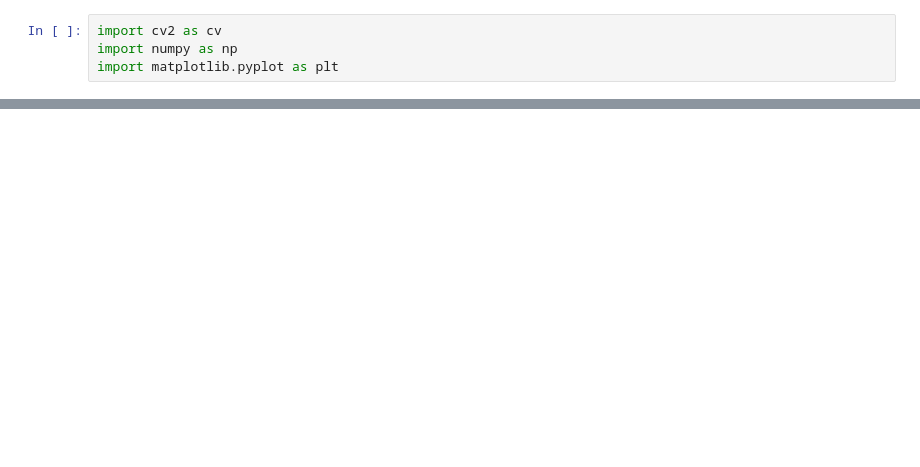
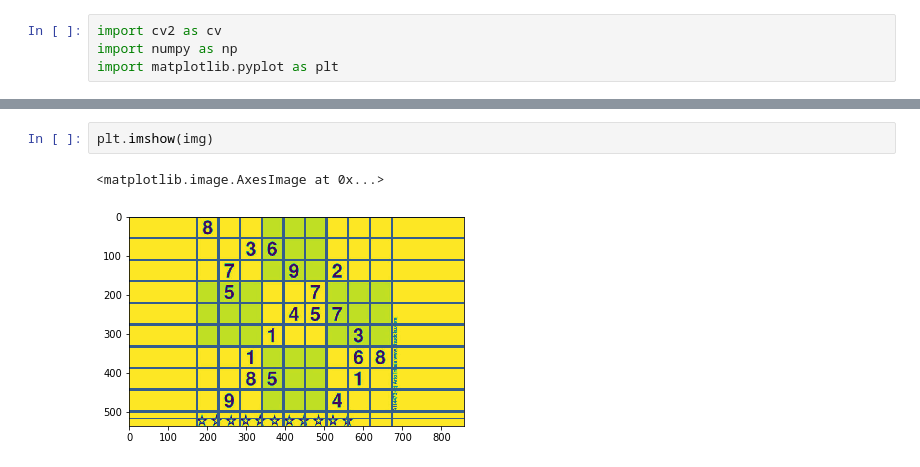
Before and after one commit to shreekanthsenthil/Sudoku-Solver-using-OpenCV, a Jupyter notebook: check.ipynb, the cells around one changed output, grey strips where cells are left out. Cells and saved outputs as stored; diff of their text form; blank space fills up the shorter version.

```diff
--- a/check.ipynb
+++ b/check.ipynb
@@ -62,0 +81,5 @@ plt.imshow(img1)
+# %%
+plt.imshow(img)
+# %% [output]
+<matplotlib.image.AxesImage at 0x...>
+[figure, added]
```
Also changed, not shown: parts of 4 cells of this notebook.
